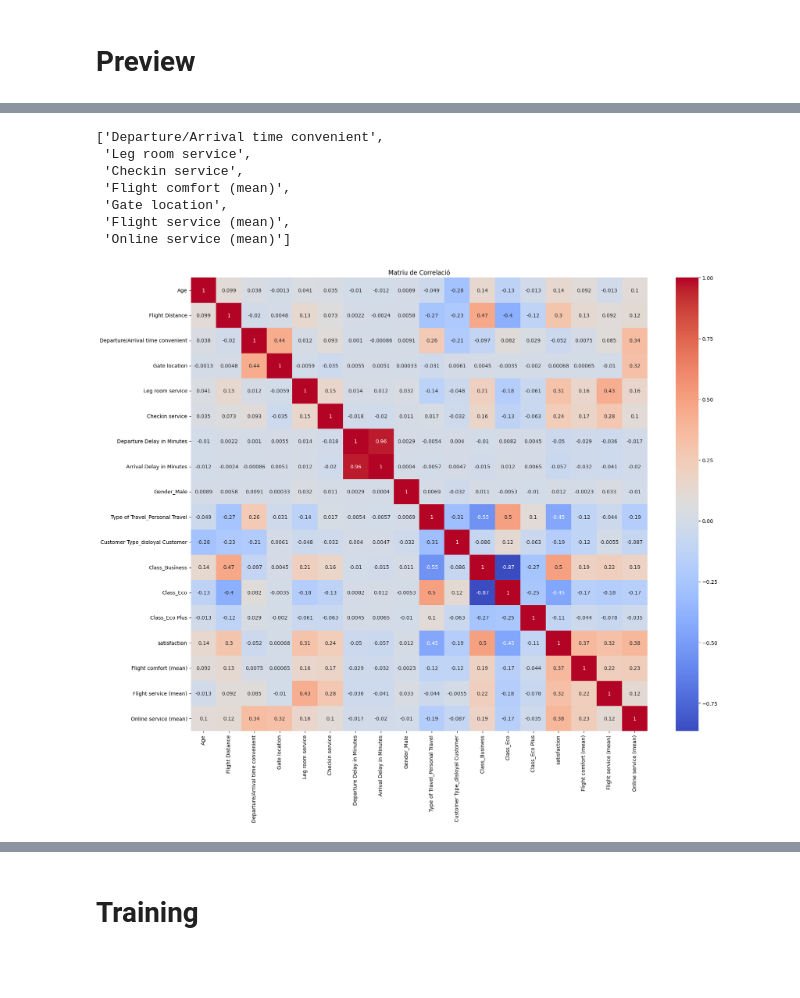
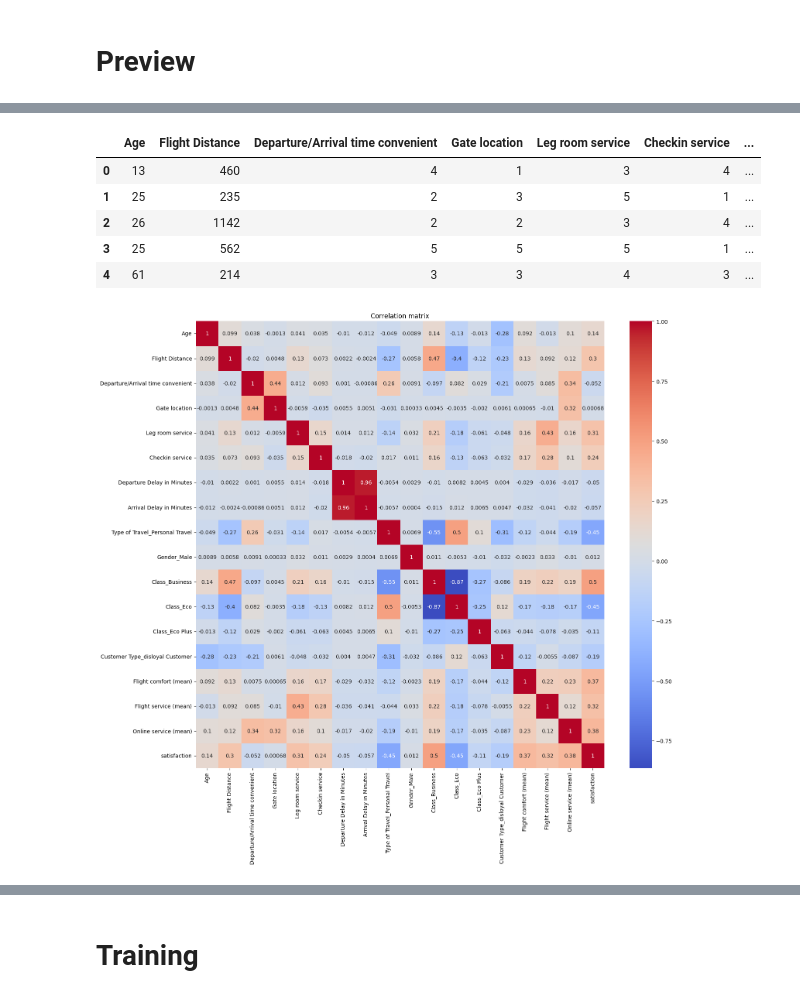
Before and after one commit to serafi-nebot-uib/ia_2025, a Jupyter notebook: notebooks/practica-3/main.ipynb, the cells around one changed output, grey strips where cells are left out. Cells and saved outputs as stored; diff of their text form; code cells hidden in the pictures; blank space fills up the shorter version.

```diff
--- a/notebooks/practica-3/main.ipynb
+++ b/notebooks/practica-3/main.ipynb
@@ -126,0 +143,16 @@ Columns with satisfaction level values [0-5]
+# %%
+trgcol = "satisfaction"
+trgmap = {"neutral or dissatisfied": 0, "satisfied": 1}
+
+enc = OneHotEncoder(drop="if_binary", sparse_output=False).set_output(transform="pandas")
+
+cat_train = enc.fit_transform(train_raw[catcols].drop(columns=[trgcol], errors='ignore'))
+X_train = pd.concat([train_raw.drop(columns=catcols), cat_train], axis=1)
+y_train = train_raw[trgcol].map(trgmap)
+
+cat_test = enc.transform(test_raw[catcols].drop(columns=[trgcol], errors='ignore'))
+X_test = pd.concat([test_raw.drop(columns=catcols), cat_test], axis=1)
+y_test = test_raw[trgcol].map(trgmap)
+X_test = X_test[X_train.columns] # ensure column order for train and test
+
+X_train.head()
@@ -244,23 +260,24 @@ groups = [
   ("Online service (mean)", ["Ease of Online booking", "Inflight wifi service", "Online boarding"])
 ]
 for name, group in groups:
-  train[name] = train[group].mean(axis=1)
-  train = train.drop(columns=group)
+  X_train[name] = X_train[group].mean(axis=1)
+  X_test[name] = X_test[group].mean(axis=1)
+  X_train = X_train.drop(columns=group)
+  X_test = X_test.drop(columns=group)
   lvlcols = list(set(lvlcols) - set(group)) + [name]
-lvlcols
+X_train.head()
 # %% [output]
-['Departure/Arrival time convenient',
- 'Leg room service',
- 'Checkin service',
- 'Flight comfort (mean)',
- 'Gate location',
- 'Flight service (mean)',
- 'Online service (mean)']
+|  | Age | Flight Distance | Departure/Arrival time convenient | Gate location | Leg room service | Checkin service | ... |
+| 0 | 13 | 460 | 4 | 1 | 3 | 4 | ... |
+| 1 | 25 | 235 | 2 | 3 | 5 | 1 | ... |
+| 2 | 26 | 1142 | 2 | 2 | 3 | 4 | ... |
+| 3 | 25 | 562 | 5 | 5 | 5 | 1 | ... |
+| 4 | 61 | 214 | 3 | 3 | 4 | 3 | ... |
 # %%
-plt.figure(figsize=(20, 16))
-sns.heatmap(train.corr(), annot=True, cmap='coolwarm')
-plt.title("Matriu de Correlació")
+plt.figure(figsize=(17, 15))
+sns.heatmap(pd.concat([X_train, y_train], axis=1).corr(), annot=True, cmap='coolwarm')
+plt.title("Correlation matrix")
 plt.show()
 # %% [output]
-[figure, old version]
+[figure, new version]
 # %%
```
Also changed, not shown: parts of 23 cells of this notebook, 1 other file.
